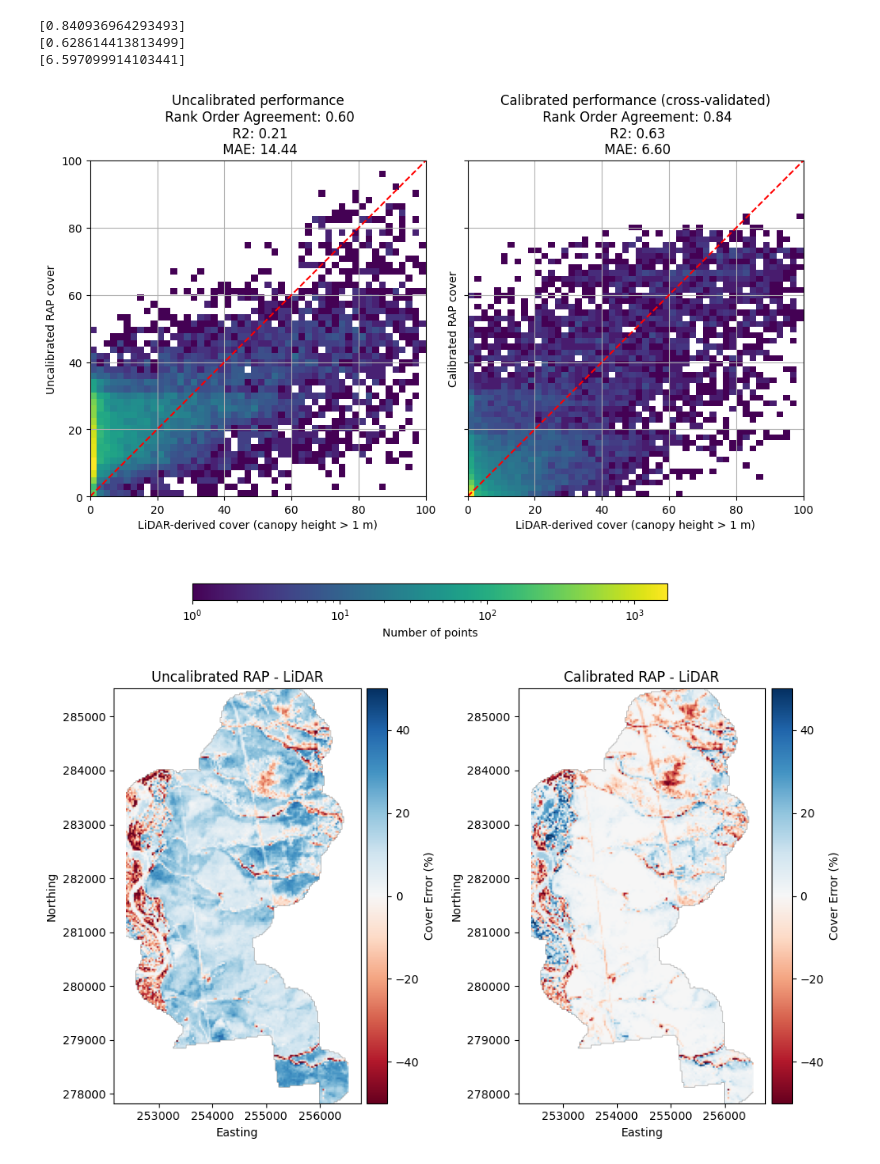
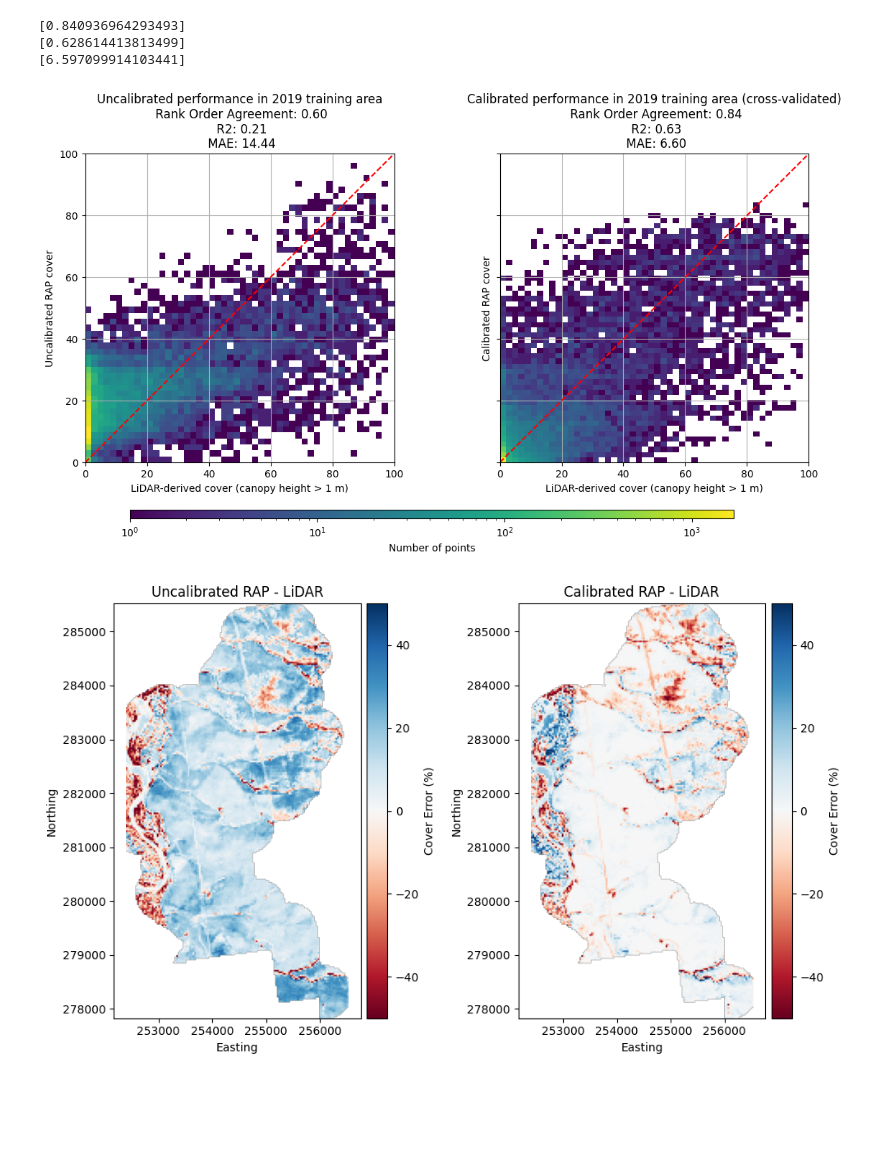
Before and after one commit to mosscoder/calibrate_rap, a Jupyter notebook: 08_training_set_eval.ipynb, the cells around one changed output. Drawn from its saved outputs; the diff is of its cells as text; code cells hidden in the pictures; blank space fills up the shorter version.

Commit message:
tighten terrain figs

```diff
--- a/08_training_set_eval.ipynb
+++ b/08_training_set_eval.ipynb
@@ -199,7 +199,7 @@ print(mae_scores)
 [6.597099914103441]
 # %%
 # Create the figure and axes for the two subplots
-fig, axes = plt.subplots(1, 2, figsize=(10, 7), sharey=True)
+fig, axes = plt.subplots(1, 2, figsize=(12, 6), sharey=True)
 
 
 h0 = axes[0].hist2d(test_df['y_test'], test_df['rap'], bins=50, cmap='viridis', norm=colors.LogNorm())
@@ -208,7 +208,7 @@ r2_rap_lidar = r2_score(test_df['y_test'], test_df['rap'])
 mae_rap_lidar = mean_absolute_error(test_df['y_test'], test_df['rap'])
 axes[0].set_xlabel(f'LiDAR-derived cover (canopy height > 1 m)')
 axes[0].set_ylabel('Uncalibrated RAP cover')
-axes[0].set_title(f'Uncalibrated performance\n Rank Order Agreement: {gini_rap_lidar:.2f}\n R2: {r2_rap_lidar:.2f}\n MAE: {mae_rap_lidar:.2f}')
+axes[0].set_title(f'Uncalibrated performance in 2019 training area\n Rank Order Agreement: {gini_rap_lidar:.2f}\n R2: {r2_rap_lidar:.2f}\n MAE: {mae_rap_lidar:.2f}')
 axes[0].grid(True)
 min_val = min(min(test_df['y_test']), min(test_df['rap']))
 max_val = max(max(test_df['y_test']), max(test_df['rap']))
@@ -219,37 +219,38 @@ axes[0].set_aspect('equal', adjustable='box')
 axes[0].set_xlim(0, 100)
 axes[0].set_ylim(0, 100)
 
 
 # Create the scatter plot with reduced point size and increased transparency
 h2 = axes[1].hist2d(test_df['y_test'], test_df['y_pred'], bins=50, cmap='viridis', norm=colors.LogNorm())
 
 # Plot the 1 to 1 line
 axes[1].plot([min(test_df['y_test']), max(test_df['y_test'])], [min(test_df['y_test']), max(test_df['y_test'])], 'r--')
 
 # Set the aspect ratio to be equal
 axes[1].set_aspect('equal', adjustable='box')
 
 # Add labels and title
 axes[1].set_xlabel('LiDAR-derived cover (canopy height > 1 m)')
 axes[1].set_ylabel('Calibrated RAP cover')
-axes[1].set_title(f'Calibrated performance (cross-validated)\n Rank Order Agreement: {gini_scores[0]:.2f}\n R2: {r2_scores[0]:.2f}\n MAE: {mae_scores[0]:.2f}')
+axes[1].set_title(f'Calibrated performance in 2019 training area (cross-validated)\n Rank Order Agreement: {gini_scores[0]:.2f}\n R2: {r2_scores[0]:.2f}\n MAE: {mae_scores[0]:.2f}')
 
 # Set axis limits to 100
 axes[1].set_xlim(0, 100)
 axes[1].set_ylim(0, 100)
 axes[1].grid(True)
 
 # Add a single colorbar at the bottom
-cbar_ax = fig.add_axes([0.2, 0.05, 0.6, 0.03])
+cbar_ax = fig.add_axes([0.15, 0.02, 0.7, 0.02])  # Reduced bottom position from 0.05 to 0.02
 cbar = plt.colorbar(h0[3], cax=cbar_ax, orientation='horizontal')
 cbar.set_label('Number of points')
 
 
 # Show the plot
-plt.tight_layout(rect=[0, 0.08, 1, 1])
+plt.tight_layout()
+plt.subplots_adjust(bottom=0.15)  # Increased bottom margin to accommodate lower colorbar
 plt.show()
 # %% [output]
-[figure, old version]
+[figure, new version]
 # %%
 # Determine the bounds of the raster
 min_easting, max_easting = min(test_df['x_coord']), max(test_df['x_coord'])
```
Also changed, not shown: 5 other files.
